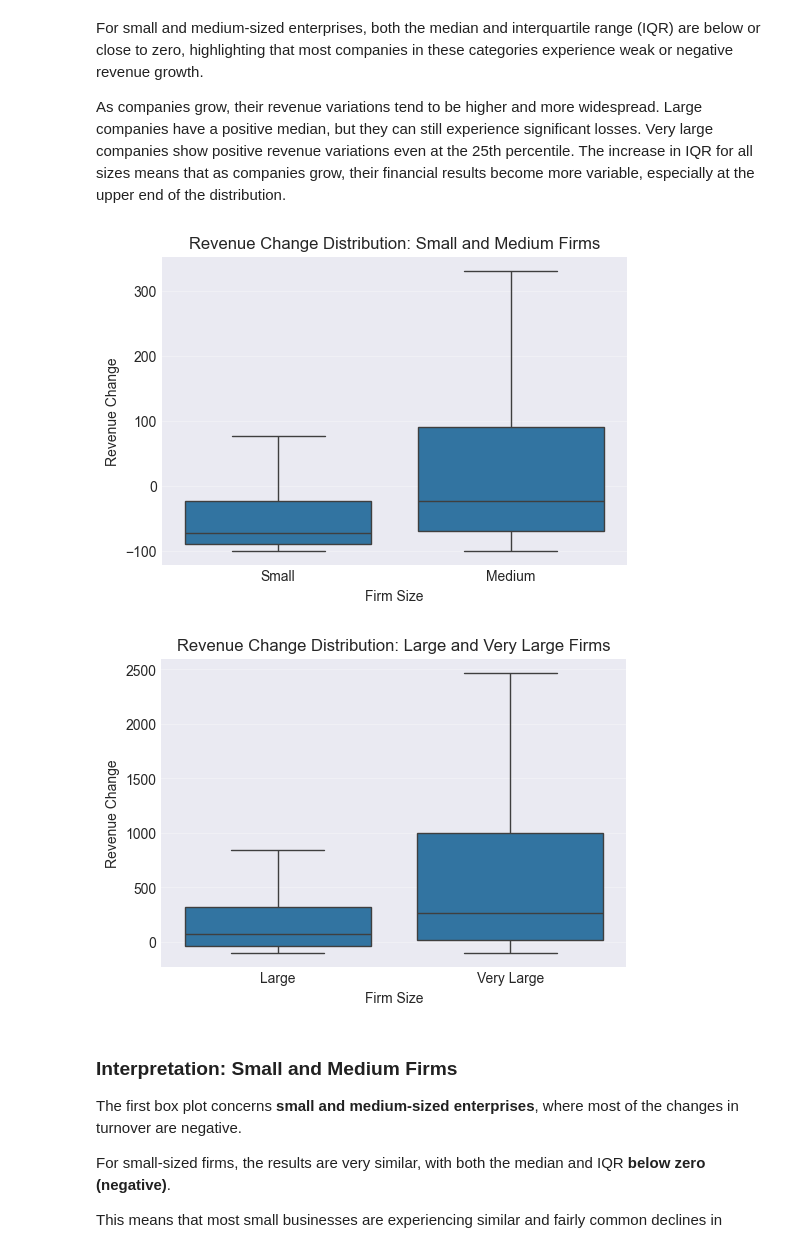
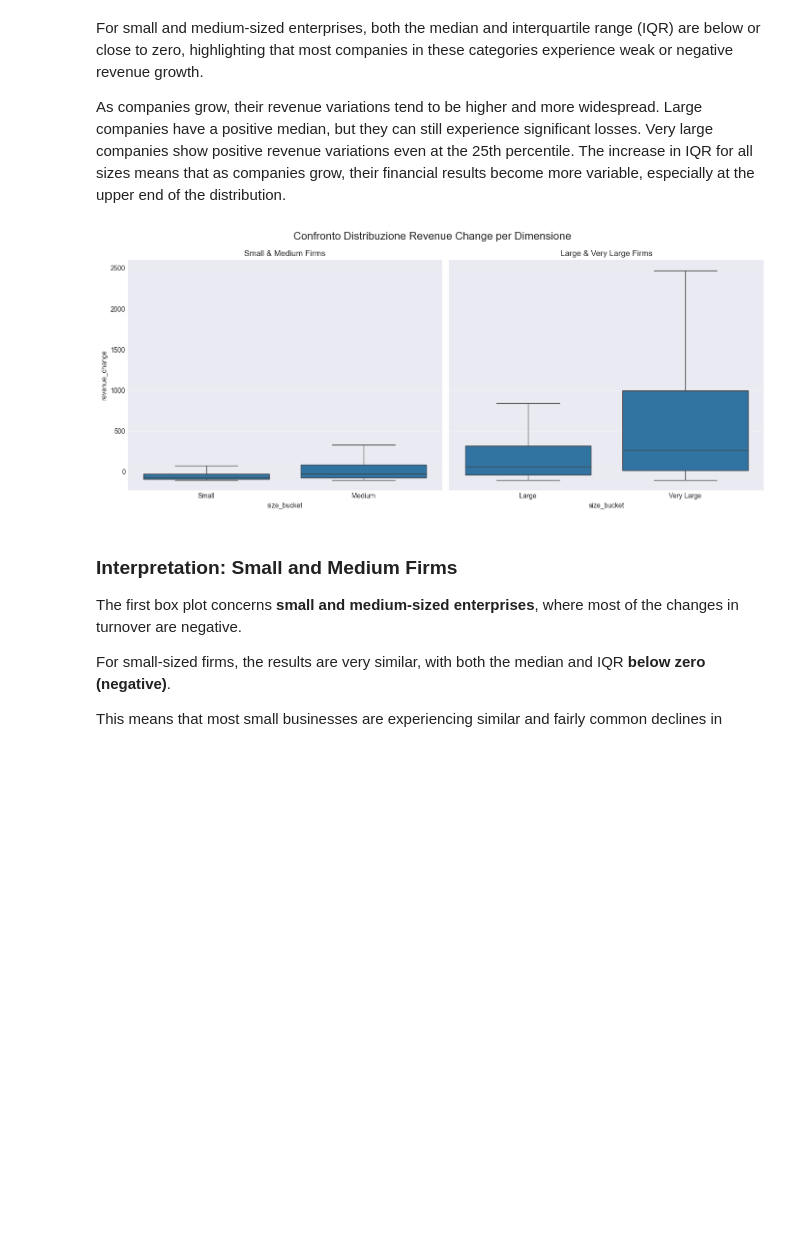
Before and after one commit to MoriondoTommaso/italian-financial-challenge, a Jupyter notebook: notebooks/Final.ipynb, the cells around one changed output. Cells and saved outputs as stored; diff of their text form; code cells hidden in the pictures; blank space fills up the shorter version.

```diff
--- a/notebooks/Final.ipynb
+++ b/notebooks/Final.ipynb
@@ -1137,43 +1137,40 @@ For small and medium-sized enterprises, both the median and interquartile range
 
 As companies grow, their revenue variations tend to be higher and more widespread.   Large companies have a positive median, but they can still experience significant losses. Very large companies show positive revenue variations even at the 25th percentile. The increase in IQR for all sizes means that as companies grow, their financial results become more variable, especially at the upper end of the distribution.
 # %%
+import seaborn as sns
+import matplotlib.pyplot as plt
 
-# Boxplot: Small & Medium firms
-plt.figure(figsize=(6,4))
+fig, axes = plt.subplots(1, 2, figsize=(14, 6), sharey=True)
+
 
 sns.boxplot(
     data=size_df[size_df['size_bucket'].isin(['Small', 'Medium'])],
     x='size_bucket',
     y='revenue_change',
     order=['Small', 'Medium'],
-    showfliers=False
+    showfliers=False,
+    ax=axes[0]
 )
-
-plt.title("Revenue Change Distribution: Small and Medium Firms")
-plt.ylabel("Revenue Change")
-plt.xlabel("Firm Size")
-plt.grid(axis='y', alpha=0.3)
-plt.show()
-
-# Boxplot: Large & Very Large firms
-plt.figure(figsize=(6,4))
+axes[0].set_title("Small & Medium Firms")
+axes[0].grid(axis='y', alpha=0.3)
 
 sns.boxplot(
     data=size_df[size_df['size_bucket'].isin(['Large', 'Very Large'])],
     x='size_bucket',
     y='revenue_change',
     order=['Large', 'Very Large'],
-    showfliers=False
+    showfliers=False,
+    ax=axes[1]
 )
+axes[1].set_title("Large & Very Large Firms")
+axes[1].grid(axis='y', alpha=0.3)
+axes[1].set_ylabel("")
 
-plt.title("Revenue Change Distribution: Large and Very Large Firms")
-plt.ylabel("Revenue Change")
-plt.xlabel("Firm Size")
-plt.grid(axis='y', alpha=0.3)
+plt.suptitle("Confronto Distribuzione Revenue Change per Dimensione", fontsize=16)
+plt.tight_layout()
 plt.show()
 # %% [output]
-[figure, old version]
+[figure, new version]
-[figure, removed]
 # %% [markdown]
 ### **Interpretation: Small and Medium Firms**
 
```
